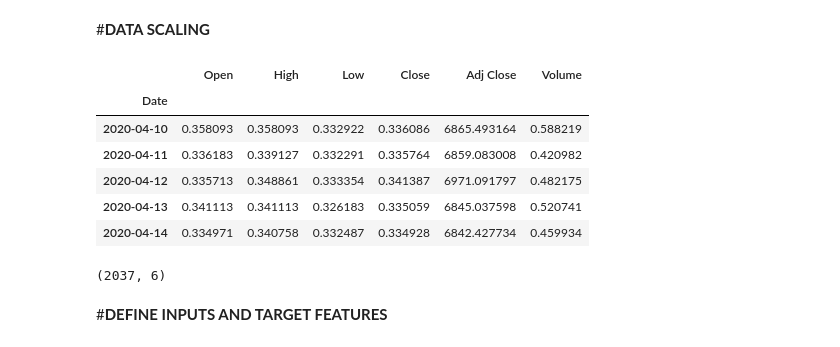
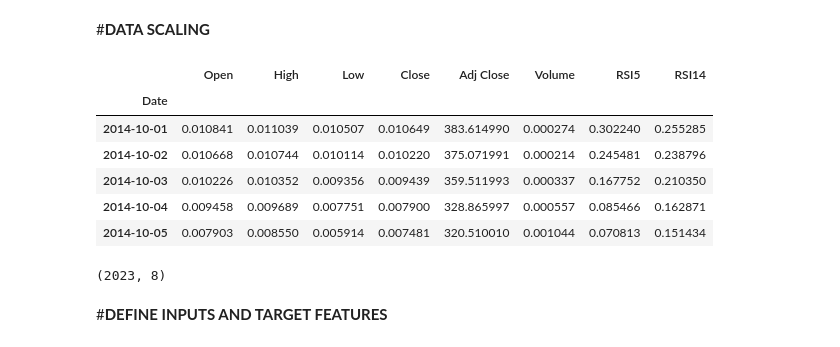
Before and after one commit to miguelperosanz/Sentiment_analysis, a Jupyter notebook: AwesomeNetwork.ipynb, the cells around one changed output. Drawn from its saved outputs; the diff is of its cells as text; code cells hidden in the pictures.

```diff
--- a/AwesomeNetwork.ipynb
+++ b/AwesomeNetwork.ipynb
@@ -11,7 +13,9 @@ import pandas as pd
 import warnings
 warnings.filterwarnings("ignore")
 
-data = pd.read_csv('BTC-USD.csv',index_col = 0,parse_dates = True, na_values = 0).dropna()
+data = pd.read_csv('/content/BTC-USD.csv', index_col = 0, parse_dates = True, na_values = 0).dropna()
+
+
 
 data = data[:data.shape[0]-60] # To cut the data and try earlier test timeframes
 # %%
@@ -26,0 +45,6 @@ data.tail()
+# %%
+import talib as ta
+data['RSI5'] = ta.RSI(data['Close'], timeperiod=5)
+data['RSI14'] = ta.RSI(data['Close'], timeperiod=14)
+data.dropna(inplace=True)
+data.head(50)
@@ -29,31 +72,37 @@ data.tail()
 # %%
 max_=data[['Open','High','Low','Close']].max().max()
 min_=data[['Open','High','Low','Close']].min().min()
 
 scl=MinMaxScaler()
 
 X1=(data[['Open','High','Low','Close']]-min_)/(max_-min_)
 X2=scl.fit_transform(data[['Volume']].values.reshape(-1,1))
+#X3=data['RSI5']/100
+X3 = scl.fit_transform(data[['RSI5']].values.reshape(-1,1))
+#X4=data['RSI14']/100
+X4 = scl.fit_transform(data[['RSI14']].values.reshape(-1,1))
 X1=np.array(X1)
 
 data=data.assign(Open=X1[:,0])
 data=data.assign(High=X1[:,1])
 data=data.assign(Low=X1[:,2])
 data=data.assign(Close=X1[:,3])
 data=data.assign(Volume=X2[:,0])
-data.tail()
+data=data.assign(RSI5=X3)
+data=data.assign(RSI14=X4)
+data.head()
 # %% [output]
-|  | Open | High | Low | Close | Adj Close | Volume |
-| Date |  |  |  |  |  |  |
-| 2020-04-10 | 0.358093 | 0.358093 | 0.332922 | 0.336086 | 6865.493164 | 0.588219 |
-| 2020-04-11 | 0.336183 | 0.339127 | 0.332291 | 0.335764 | 6859.083008 | 0.420982 |
-| 2020-04-12 | 0.335713 | 0.348861 | 0.333354 | 0.341387 | 6971.091797 | 0.482175 |
-| 2020-04-13 | 0.341113 | 0.341113 | 0.326183 | 0.335059 | 6845.037598 | 0.520741 |
-| 2020-04-14 | 0.334971 | 0.340758 | 0.332487 | 0.334928 | 6842.427734 | 0.459934 |
+|  | Open | High | Low | Close | Adj Close | Volume | RSI5 | RSI14 |
+| Date |  |  |  |  |  |  |  |  |
+| 2014-10-01 | 0.010841 | 0.011039 | 0.010507 | 0.010649 | 383.614990 | 0.000274 | 0.302240 | 0.255285 |
+| 2014-10-02 | 0.010668 | 0.010744 | 0.010114 | 0.010220 | 375.071991 | 0.000214 | 0.245481 | 0.238796 |
+| 2014-10-03 | 0.010226 | 0.010352 | 0.009356 | 0.009439 | 359.511993 | 0.000337 | 0.167752 | 0.210350 |
+| 2014-10-04 | 0.009458 | 0.009689 | 0.007751 | 0.007900 | 328.865997 | 0.000557 | 0.085466 | 0.162871 |
+| 2014-10-05 | 0.007903 | 0.008550 | 0.005914 | 0.007481 | 320.510010 | 0.001044 | 0.070813 | 0.151434 |
 # %%
 data.shape
 # %% [output]
-(2037, 6)
+(2023, 8)
 # %% [markdown]
 #**DEFINE INPUTS AND TARGET FEATURES**
 # %%
```
Also changed, not shown: parts of 16 cells of this notebook, 1 other file.
